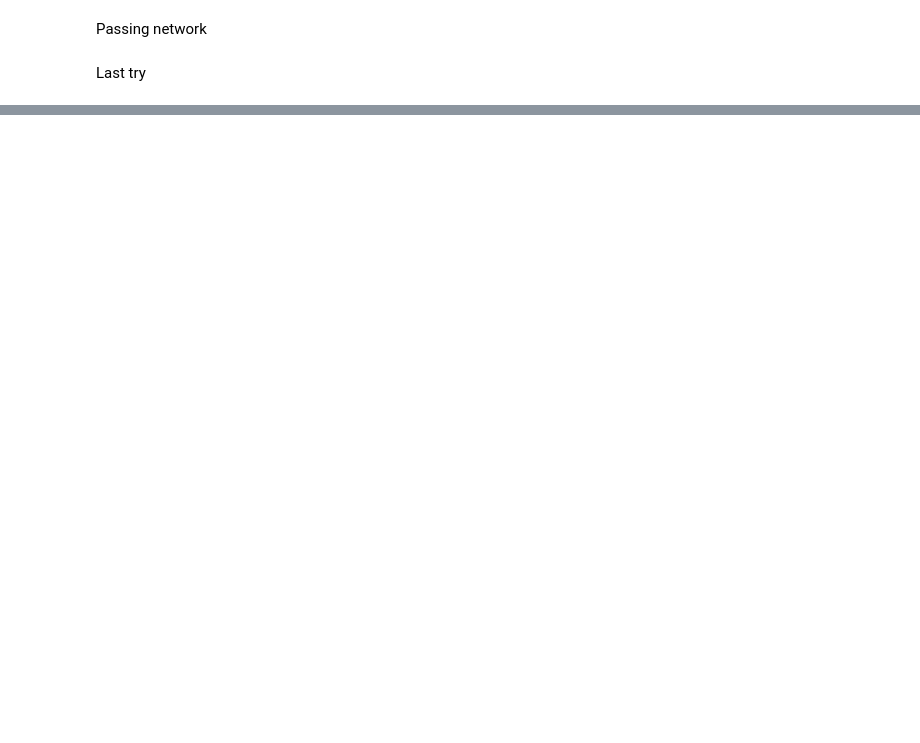
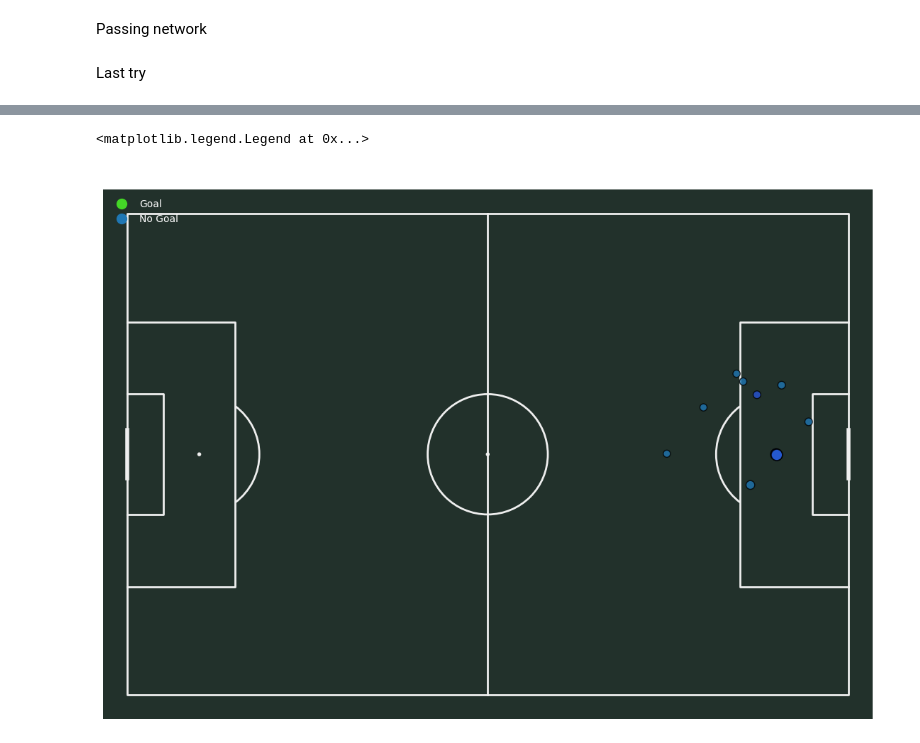
Before and after one commit to vassilismylo/statsbomb_project, a Jupyter notebook: etl/wc_final.ipynb, the cells around one changed output, grey strips where cells are left out. Cells and saved outputs as stored; diff of their text form; code cells hidden in the pictures; blank space fills up the shorter version.

```diff
--- a/etl/wc_final.ipynb
+++ b/etl/wc_final.ipynb
@@ -220,0 +293,18 @@ for _, r in player_pos.iterrows():
+# %%
+def to_xy(v):
+    if isinstance(v, (list, tuple)) and len(v) >= 2:
+        return v[0], v[1]
+    if isinstance(v, str):
+        try:
+            vv = ast.literal_eval(v)
+            if isinstance(vv, (list, tuple)) and len(vv) >= 2:
+                return vv[0], vv[1]
+        except Exception:
+            pass
+    return np.nan, np.nan
+# %%
+shots[["x", "y"]] = shots["location"].apply(lambda v: pd.Series(to_xy(v)))
+shots = shots.dropna(subset=["x", "y"])
+# %%
+shots["is_goal"] = shots["shot_outcome"] == "Goal"
+shots["xg"] = shots["shot_statsbomb_xg"].fillna(0)
@@ -220,0 +419,44 @@ for _, r in player_pos.iterrows():
+# %%
+pitch = Pitch(
+    pitch_type="statsbomb",
+    pitch_color="#22312b",
+    line_color="#efefef"
+)
+
+fig, ax = pitch.draw(figsize=(12, 8))
+
+# Scale marker size by xG
+sizes = shots["xg"] * 100 + 50
+
+# Colors
+colors = shots["is_goal"].map({True: "#2753d6", False: "#1f77b4"})
+
+pitch.scatter(
+    shots["x"],
+    shots["y"],
+    s=sizes,
+    c=colors,
+    edgecolors="black",
+    alpha=0.8,
+    ax=ax,
+    zorder=3
+)
+
+ax.set_title(
+    "Argentina Shot Map — World Cup 2022 Final",
+    fontsize=16,
+    color="white"
+)
+
+# Manual legend
+ax.scatter([], [], c="#44d627", s=100, label="Goal")
+ax.scatter([], [], c="#1f77b4", s=100, label="No Goal")
+
+ax.legend(
+    loc="upper left",
+    frameon=False,
+    labelcolor="white"
+)
+# %% [output]
+<matplotlib.legend.Legend at 0x...>
+[figure, added]
```
Also changed, not shown: parts of 21 cells of this notebook, 5 other files.
